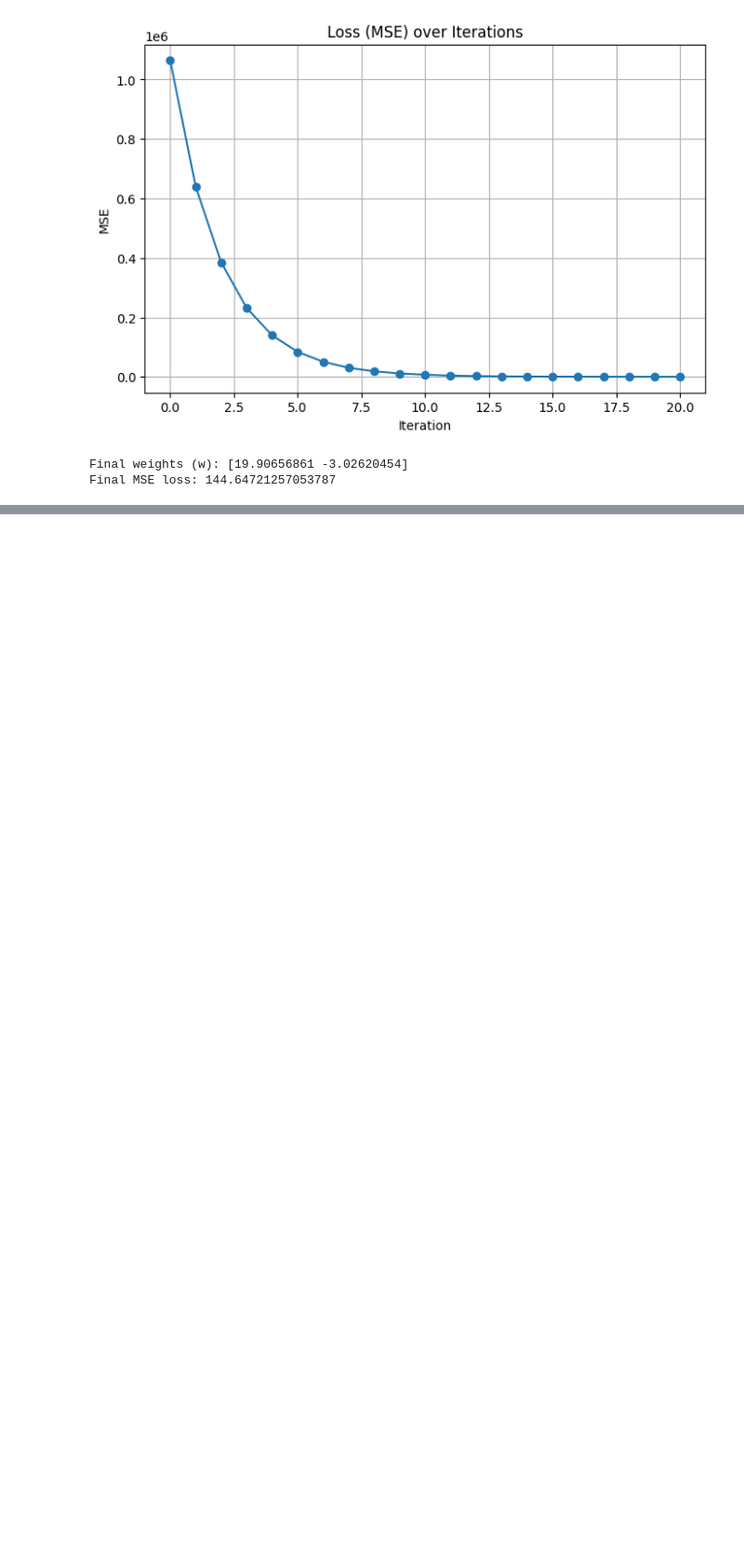
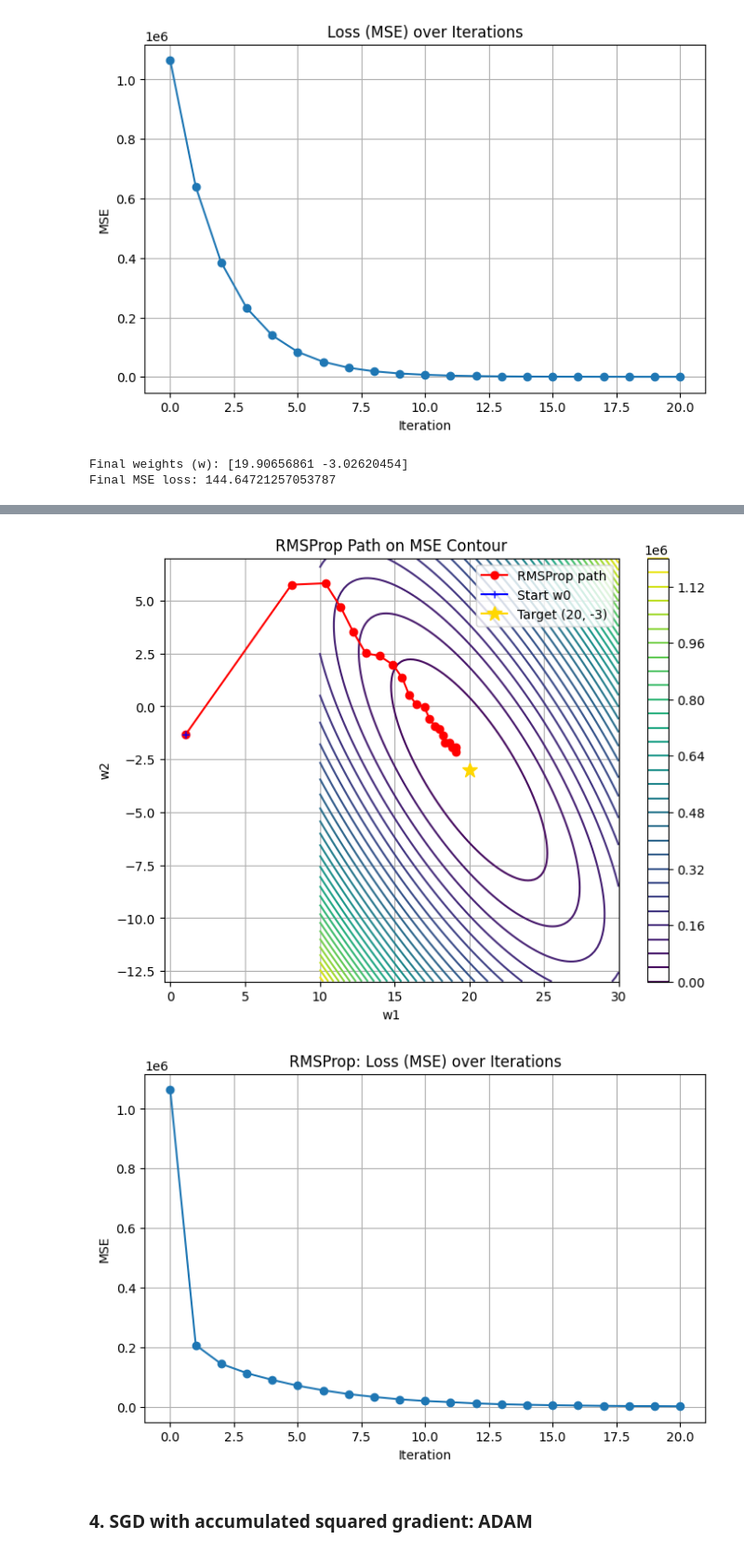
Before and after one commit to Kemalcikota113/deep-machine-learning, a Jupyter notebook: A5/A5.ipynb, the cells around one changed output, grey strips where cells are left out. Shown at 93% size. Saved outputs shown, nothing was run; the diff lists cells and outputs as text; code cells hidden in the pictures; blank space fills up the shorter version.

```diff
--- a/A5/A5.ipynb
+++ b/A5/A5.ipynb
@@ -139,0 +238,34 @@ Final MSE loss: 144.64721257053787
+# %%
+# %% [markdown]
+# ### Visualize RMSProp trajectory on the loss surface
+
+# %%
+plt.figure(figsize=(8,6))
+cp = plt.contour(W1, W2, Z, levels=30, cmap='viridis')
+plt.colorbar(cp)
+plt.plot(trajectory_rms[:, 0], trajectory_rms[:, 1], marker='o', color='red', label='RMSProp path')
+plt.plot(w0[0], w0[1], marker='+', color='blue', label='Start w0')
+plt.plot(20, -3, marker='*', color='gold', label='Target (20, -3)', markersize=12)
+plt.title('RMSProp Path on MSE Contour')
+plt.xlabel('w1')
+plt.ylabel('w2')
+plt.legend()
+plt.grid(True)
+plt.show()
+
+# %% [markdown]
+# ### Plot the MSE loss over RMSProp iterations
+
+# %%
+plt.figure(figsize=(8,5))
+plt.plot(range(len(history_rms)), history_rms, marker='o')
+plt.title('RMSProp: Loss (MSE) over Iterations')
+plt.xlabel('Iteration')
+plt.ylabel('MSE')
+plt.grid(True)
+plt.show()
+# %% [output]
+[figure, added]
+[figure, added]
+# %% [markdown]
+### 4. SGD with accumulated squared gradient: ADAM
```
Also changed, not shown: parts of 7 cells of this notebook.
